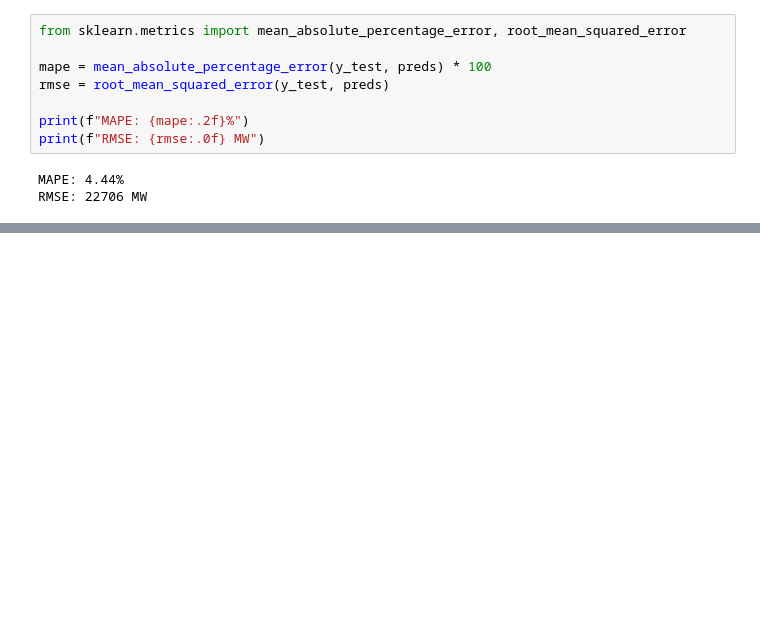
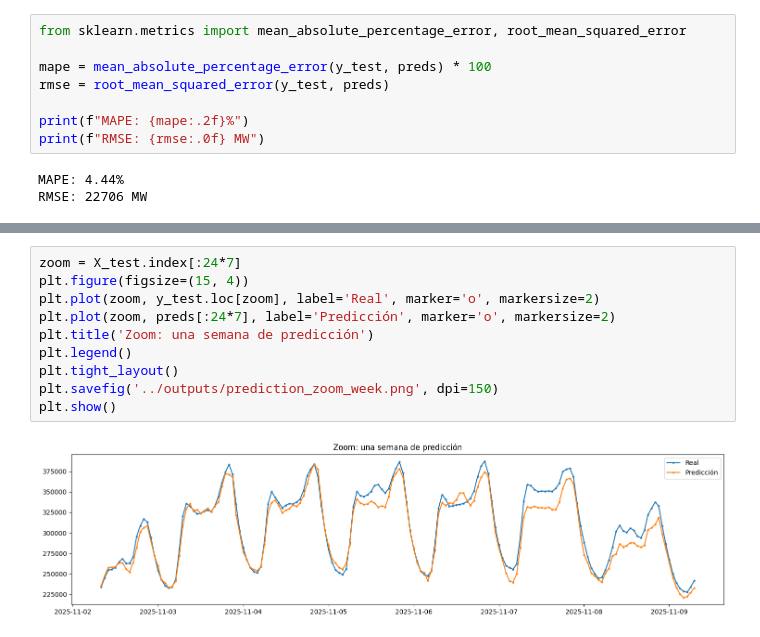
Before and after one commit to davidfm7/energy-demand-forecast, a Jupyter notebook: notebooks/02_modeling.ipynb, the cells around one changed output, grey strips where cells are left out. Saved outputs shown, nothing was run; the diff lists cells and outputs as text; blank space fills up the shorter version.

```diff
--- a/notebooks/02_modeling.ipynb
+++ b/notebooks/02_modeling.ipynb
@@ -115,0 +134,12 @@ RMSE mitjà: 22603
+# %%
+zoom = X_test.index[:24*7]
+plt.figure(figsize=(15, 4))
+plt.plot(zoom, y_test.loc[zoom], label='Real', marker='o', markersize=2)
+plt.plot(zoom, preds[:24*7], label='Predicción', marker='o', markersize=2)
+plt.title('Zoom: una semana de predicción')
+plt.legend()
+plt.tight_layout()
+plt.savefig('../outputs/prediction_zoom_week.png', dpi=150)
+plt.show()
+# %% [output]
+[figure, added]
```
Also changed, not shown: parts of 3 cells of this notebook, 5 other files.
